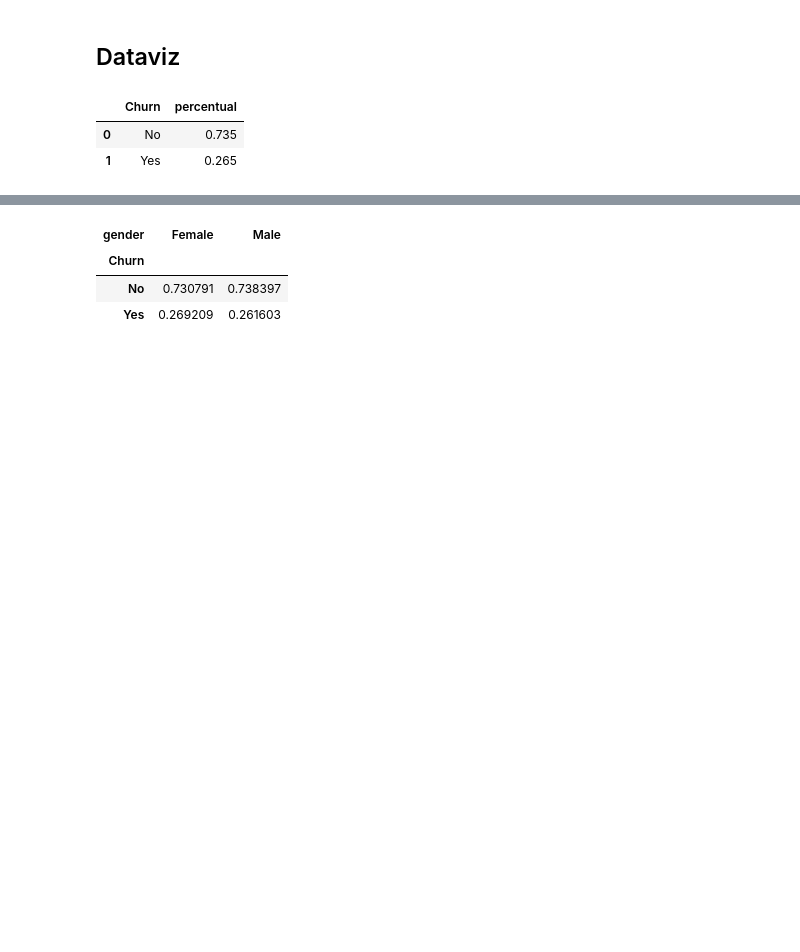
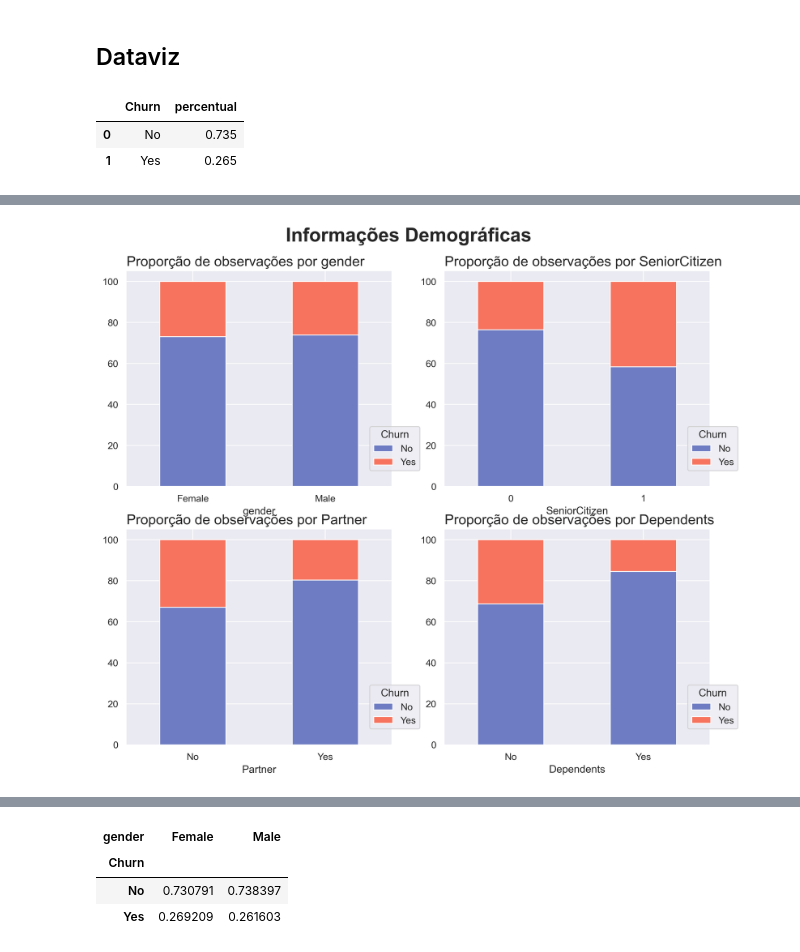
Before and after one commit to olucaslopes/customer-churn-analysis, a Jupyter notebook: EDA.ipynb, the cells around one changed output, grey strips where cells are left out. Drawn from its saved outputs; the diff is of its cells as text; code cells hidden in the pictures; blank space fills up the shorter version.

```diff
--- a/EDA.ipynb
+++ b/EDA.ipynb
@@ -177,0 +226,10 @@ sns.barplot(data=churn_percents, x='Churn', y='percentual', ax=ax);
+# %%
+df_telco = df.copy()
+
+# demographic column names
+demographic_columns = ['gender', 'SeniorCitizen', 'Partner', 'Dependents']
+
+# stacked plot of demographic columns
+percentage_stacked_plot(demographic_columns, 'Informações Demográficas')
+# %% [output]
+[figure, added]
```
Also changed, not shown: parts of 13 cells of this notebook.
